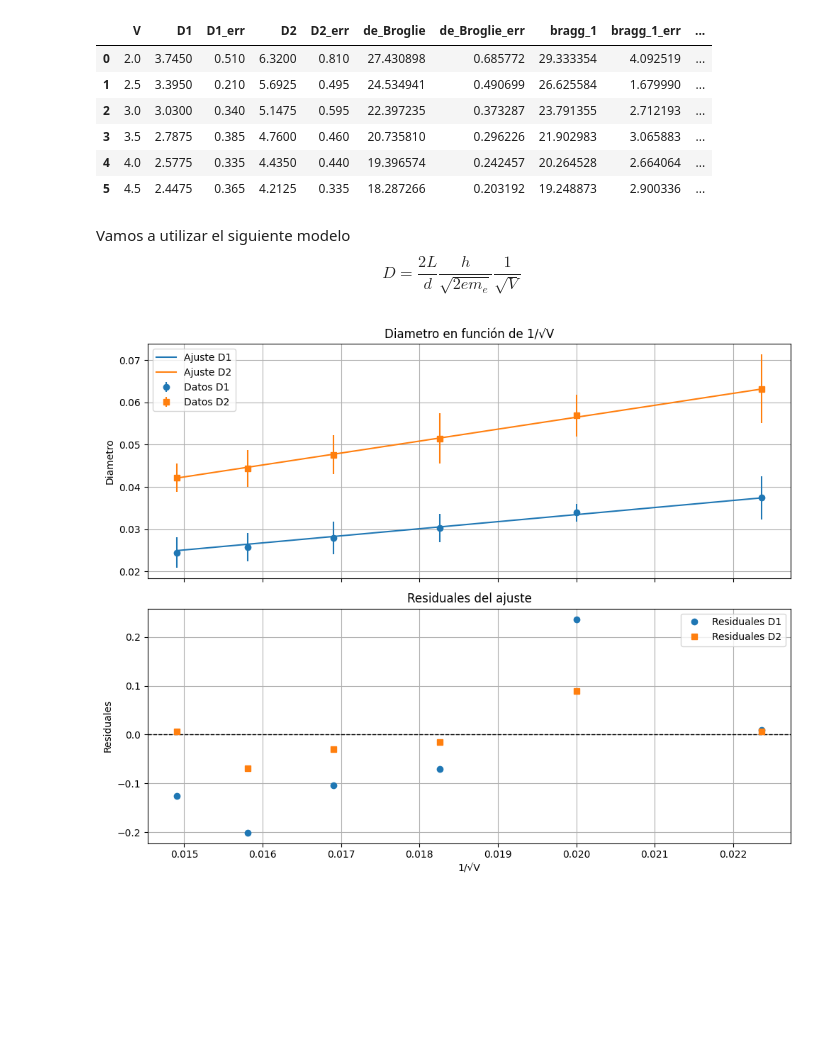
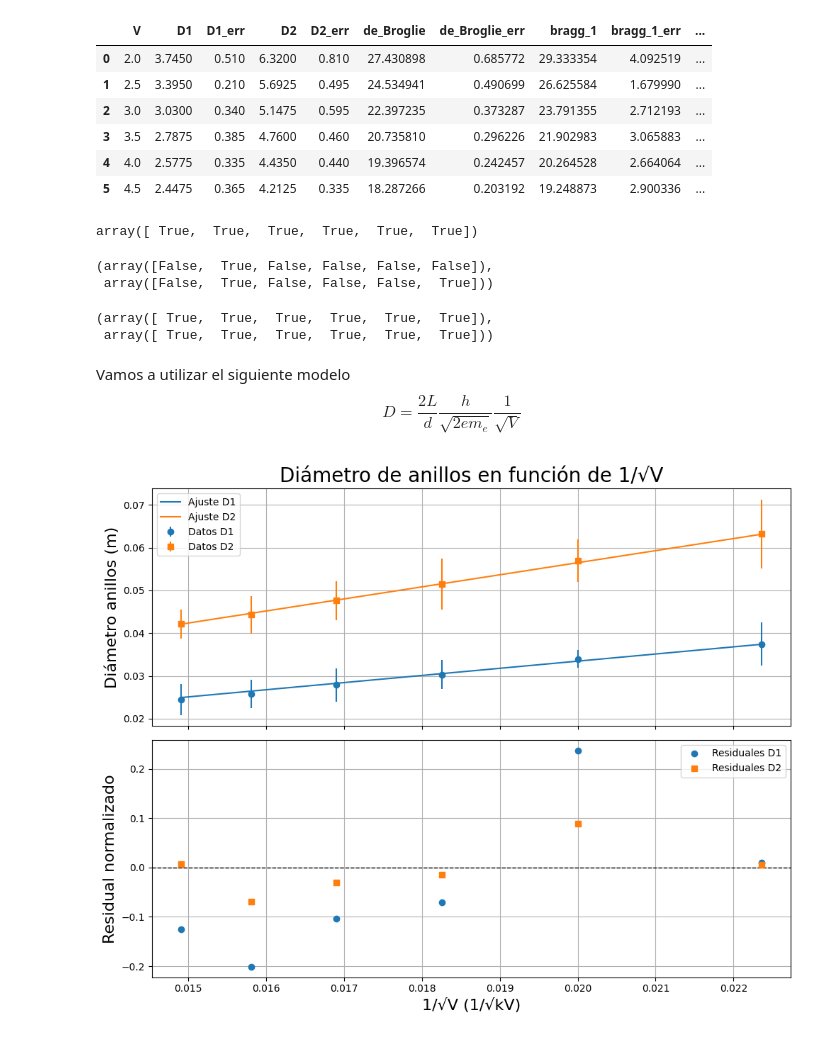
Before and after one commit to samuhdz/Laboratorio-Intermedio, a Jupyter notebook: Difracción de electrones/difraccion.ipynb, the cells around one changed output. Saved outputs shown, nothing was run; the diff lists cells and outputs as text; code cells hidden in the pictures; blank space fills up the shorter version.

```diff
--- a/Difracción de electrones/difraccion.ipynb
+++ b/Difracción de electrones/difraccion.ipynb
@@ -53,7 +9,7 @@ h = 4.136667696*1e-15 #eV*s
 c = 299798458*1e09 #nm/s
 me = 0.51099895*1e06/(c**2) #eV/c**2
 
-data = pd.read_excel("Datos_difraccione.xlsx", sheet_name="Hoja1", engine="openpyxl")
+data = pd.read_excel("Data.xlsx", sheet_name="Hoja1", engine="openpyxl")
 V = data['kV'].to_numpy() * 1000 #V
 V_err = 0.1 * 1000 #V
 D11 = data['D11'].to_numpy() #cm
@@ -130,3 +84,25 @@ data.to_csv("Actividad_2.csv", index=False)
+# %%
+def presicion(d,v):
+    p = (d/v)
+    return p <= np.ones(len(p)) * 0.1
+
+def exactitud(xr,xm,d):
+    e = (np.abs(xr-xm))
+    return e <= (3*d)
+
+presicion(de_Broglie_err, de_Broglie)
+# %% [output]
+array([ True,  True,  True,  True,  True,  True])
+# %%
+presicion(bragg_1_err, bragg_1), presicion(bragg_2_err, bragg_2)
+# %% [output]
+(array([False,  True, False, False, False, False]),
+ array([False,  True, False, False, False,  True]))
+# %%
+exactitud(de_Broglie, bragg_1, bragg_1_err), exactitud(de_Broglie, bragg_2, bragg_2_err)
+# %% [output]
+(array([ True,  True,  True,  True,  True,  True]),
+ array([ True,  True,  True,  True,  True,  True]))
 # %% [markdown]
 Vamos a utilizar el siguiente modelo
 $$ D=\frac{2L}{d} \frac{h}{\sqrt{2e m_e}} \frac{1}{\sqrt{V}} $$
@@ -193,36 +169,35 @@ sigma_h_mean = 0.5 * np.sqrt(sigma_h1**2 + sigma_h2**2)
 
 
 
 fig, (ax1, ax2) = plt.subplots(2, 1, figsize=(10, 8), sharex=True)
 
 # Primer gráfico: ajustes
 ax1.errorbar(x, D1, yerr=D1_err, fmt='o', label='Datos D1', color='tab:blue')
 ax1.plot(x, D1_ajustado, '-', label='Ajuste D1', color='tab:blue')
 ax1.errorbar(x, D2, yerr=D2_err, fmt='s', label='Datos D2', color='tab:orange')
 ax1.plot(x, D2_ajustado, '-', label='Ajuste D2', color='tab:orange')
-ax1.set_ylabel('Diametro')
-ax1.set_title('Diametro en función de 1/√V')
+ax1.set_ylabel('Diámetro anillos (m)',fontsize=16)
+ax1.set_title('Diámetro de anillos en función de 1/√V',fontsize=20)
 ax1.legend()
 ax1.grid(True)
 
 # Segundo gráfico: residuales
 ax2.axhline(0, color='black', linestyle='--', linewidth=1)
 ax2.plot(x, residuales_1, 'o', label='Residuales D1', color='tab:blue')
 ax2.plot(x, residuales_2, 's', label='Residuales D2', color='tab:orange')
-ax2.set_xlabel('1/√V')
-ax2.set_ylabel('Residuales')
-ax2.set_title('Residuales del ajuste')
+ax2.set_xlabel('1/√V (1/√kV)',fontsize=16)
+ax2.set_ylabel('Residual normalizado',fontsize=16)
 ax2.legend()
 ax2.grid(True)
 
 plt.tight_layout()
 plt.show()
 
 
 print("Estimación de d₁:", d1_estimado, "+/-", sigma_d1, "m")
 print("Estimación de d₂:", d2_estimado, "+/-", sigma_d2, "m")
 print("Estimación de h tomando promedios:", h_mean, "+/-", sigma_h_mean, "J·s")
 
 print(e,m_e)
 # %% [output]
-[figure, old version]
+[figure, new version]
```
Also changed, not shown: parts of 3 cells of this notebook, 2 other files.
